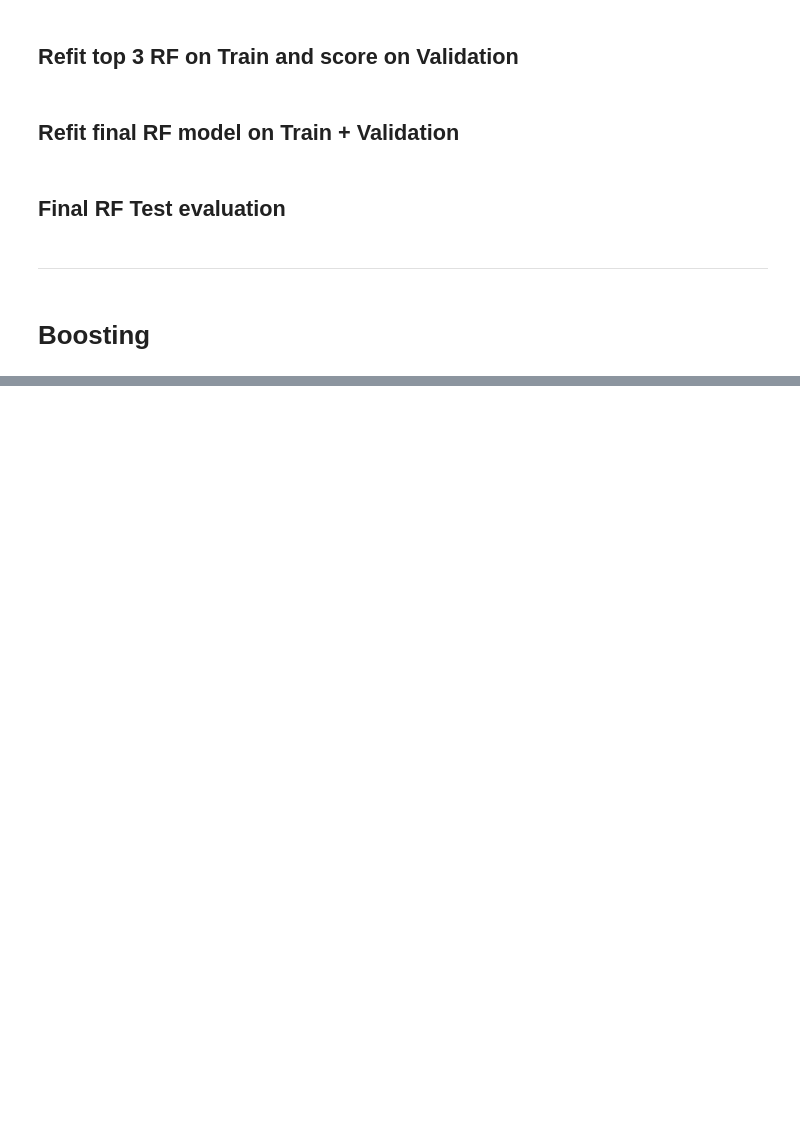
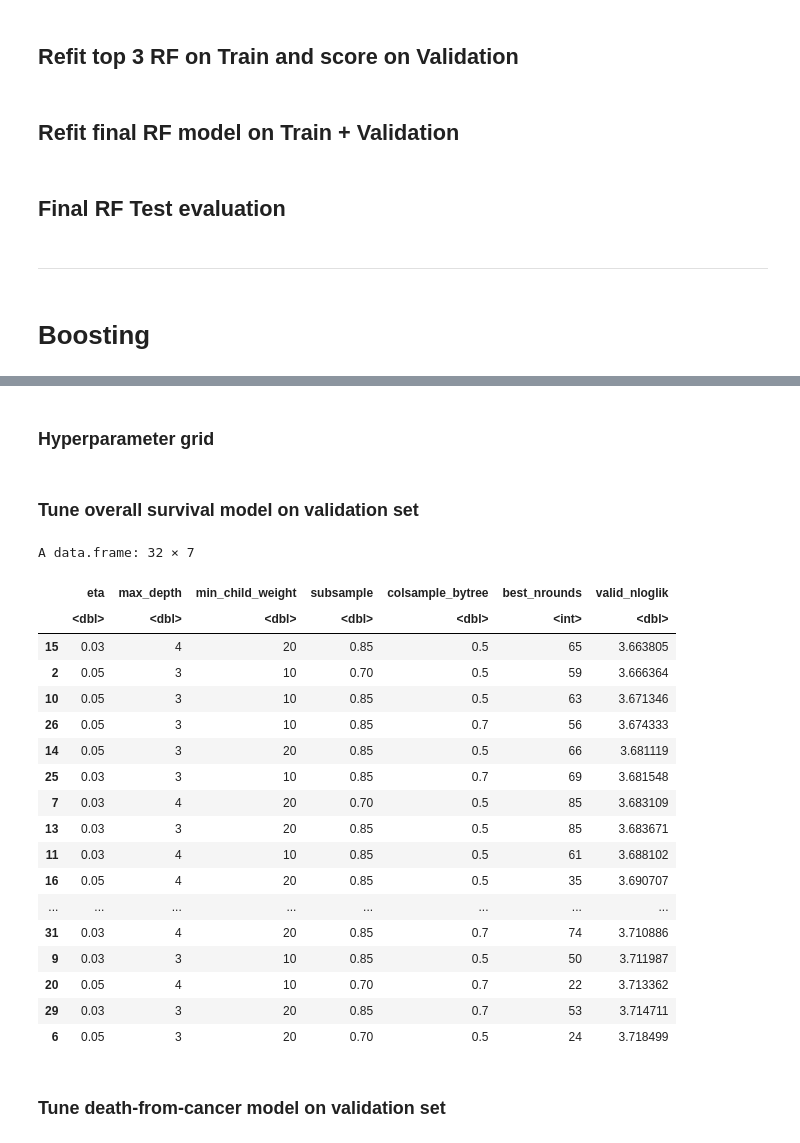
Before and after one commit to harrisdurrani/data_mining_project, a Jupyter notebook: Ensemble Tree Methods (R code).ipynb, the cells around one changed output, grey strips where cells are left out. Drawn from its saved outputs; the diff is of its cells as text; code cells hidden in the pictures; blank space fills up the shorter version.

```diff
--- a/Ensemble Tree Methods (R code).ipynb
+++ b/Ensemble Tree Methods (R code).ipynb
@@ -843,5 +904,5 @@ Brier scores < 0.20 = very strong for survival models
 # %%
-# # Training stage result containers
-# os_rf_train_results <- data.frame()
-# dfc_rf_train_results <- data.frame()
+# Training stage result containers
+os_rf_train_results <- data.frame()
+dfc_rf_train_results <- data.frame()
 # %%
@@ -909,16 +970,16 @@ Brier scores < 0.20 = very strong for survival models
 # %% [markdown]
 ## Keeping top 3 RF from train
 # %%
-# # Keep the top 3 candidates from training stage for validation testing
-# os_rf_top3 <- os_rf_train_results[1:3, ]
-# dfc_rf_top3 <- dfc_rf_train_results[1:3, ]
+# Keep the top 3 candidates from training stage for validation testing
+os_rf_top3 <- os_rf_train_results[1:3, ]
+dfc_rf_top3 <- dfc_rf_train_results[1:3, ]
 
-# os_rf_top3
-# dfc_rf_top3
+os_rf_top3
+dfc_rf_top3
 # %% [markdown]
 ## Refit top 3 RF on Train and score on Validation
 # %%
-# # Validation stage result containers
-# os_rf_valid_results <- data.frame()
-# dfc_rf_valid_results <- data.frame()
+# Validation stage result containers
+os_rf_valid_results <- data.frame()
+dfc_rf_valid_results <- data.frame()
 # %%
@@ -1170,0 +1222,21 @@ dfc_xgb_top3 <- dfc_xgb_train_results[1:3, ]
+# %% [markdown]
+### Hyperparameter grid
+# %%
+xgb_grid <- expand.grid(
+  eta = c(0.01, 0.03, 0.05),
+  max_depth = c(5, 10, 15),
+  min_child_weight = c(10, 20, 30),
+  subsample = c(0.55, 0.70, 0.85),
+  colsample_bytree = c(0.30, 0.50, 0.70)
+)
+
+# fixed parameters
+base_params <- list(
+  objective = "survival:cox",
+  eval_metric = "cox-nloglik",
+  lambda = 1.0,
+  alpha = 0.0,
+  tree_method = "hist"
+)
+# %% [markdown]
+### Tune overall survival model on validation set
@@ -1170,0 +1293,25 @@ dfc_xgb_top3 <- dfc_xgb_train_results[1:3, ]
+# %%
+os_xgb_valid_results <- os_xgb_valid_results[order(os_xgb_valid_results$valid_nloglik), ]
+os_xgb_valid_results
+# %% [output]
+A data.frame: 32 × 7
+|  | eta | max_depth | min_child_weight | subsample | colsample_bytree | best_nrounds | valid_nloglik |
+|  | <dbl> | <dbl> | <dbl> | <dbl> | <dbl> | <int> | <dbl> |
+| 15 | 0.03 | 4 | 20 | 0.85 | 0.5 | 65 | 3.663805 |
+| 2 | 0.05 | 3 | 10 | 0.70 | 0.5 | 59 | 3.666364 |
+| 10 | 0.05 | 3 | 10 | 0.85 | 0.5 | 63 | 3.671346 |
+| 26 | 0.05 | 3 | 10 | 0.85 | 0.7 | 56 | 3.674333 |
+| 14 | 0.05 | 3 | 20 | 0.85 | 0.5 | 66 | 3.681119 |
+| 25 | 0.03 | 3 | 10 | 0.85 | 0.7 | 69 | 3.681548 |
+| 7 | 0.03 | 4 | 20 | 0.70 | 0.5 | 85 | 3.683109 |
+| 13 | 0.03 | 3 | 20 | 0.85 | 0.5 | 85 | 3.683671 |
+| 11 | 0.03 | 4 | 10 | 0.85 | 0.5 | 61 | 3.688102 |
+| 16 | 0.05 | 4 | 20 | 0.85 | 0.5 | 35 | 3.690707 |
+| ... | ... | ... | ... | ... | ... | ... | ... |
+| 31 | 0.03 | 4 | 20 | 0.85 | 0.7 | 74 | 3.710886 |
+| 9 | 0.03 | 3 | 10 | 0.85 | 0.5 | 50 | 3.711987 |
+| 20 | 0.05 | 4 | 10 | 0.70 | 0.7 | 22 | 3.713362 |
+| 29 | 0.03 | 3 | 20 | 0.85 | 0.7 | 53 | 3.714711 |
+| 6 | 0.05 | 3 | 20 | 0.70 | 0.5 | 24 | 3.718499 |
+# %% [markdown]
+### Tune death-from-cancer model on validation set
```
Also changed, not shown: parts of 38 cells of this notebook.
